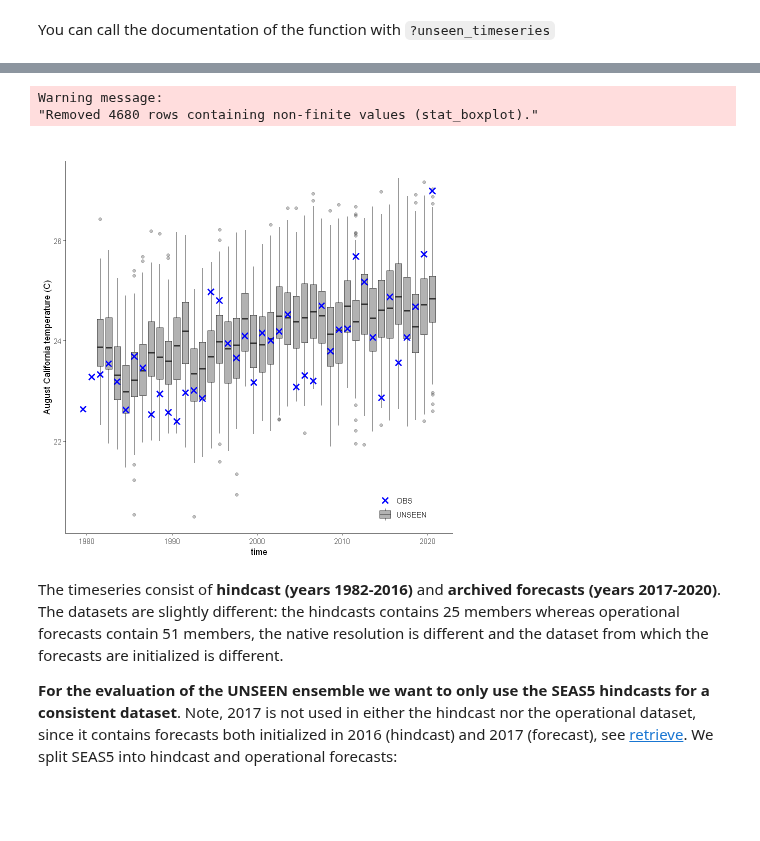
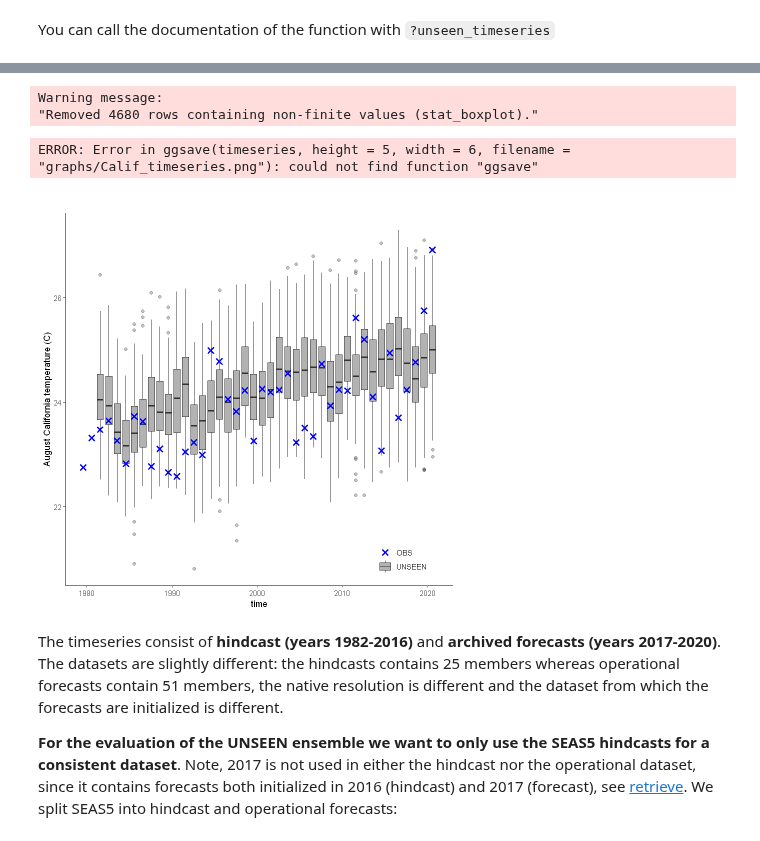
Before and after one commit to ECMWFCode4Earth/UNSEEN-open, a Jupyter notebook: doc/Notebooks/examples/California_Fires.ipynb, the cells around one changed output, grey strips where cells are left out. Cells and saved outputs as stored; diff of their text form; code cells hidden in the pictures; blank space fills up the shorter version.

```diff
--- a/doc/Notebooks/examples/California_Fires.ipynb
+++ b/doc/Notebooks/examples/California_Fires.ipynb
@@ -143,16 +149,22 @@ You can call the documentation of the function with `?unseen_timeseries`
 # %%
-unseen_timeseries(
+timeseries = unseen_timeseries(
     ensemble = SEAS5_California_events,
     obs = ERA5_California_events,
     ensemble_yname = "t2m",
     ensemble_xname = "time",
     obs_yname = "t2m",
     obs_xname = "time",
     ylab = "August California temperature (C)")
+
+
+timeseries
+
+ggsave(timeseries, height = 5, width = 6,   filename = "graphs/Calif_timeseries.png")
 # %% [output]
 Warning message:
 "Removed 4680 rows containing non-finite values (stat_boxplot)."
+ERROR: Error in ggsave(timeseries, height = 5, width = 6, filename = "graphs/Calif_timeseries.png"): could not find function "ggsave"
-[figure, old version]
+[figure, new version]
 # %% [markdown]
 The timeseries consist of **hindcast (years 1982-2016)** and **archived forecasts (years 2017-2020)**. The datasets are slightly different: the hindcasts contains 25 members whereas operational forecasts contain 51 members, the native resolution is different and the dataset from which the forecasts are initialized is different.
 
```
Also changed, not shown: parts of 29 cells of this notebook, 50 other files.
